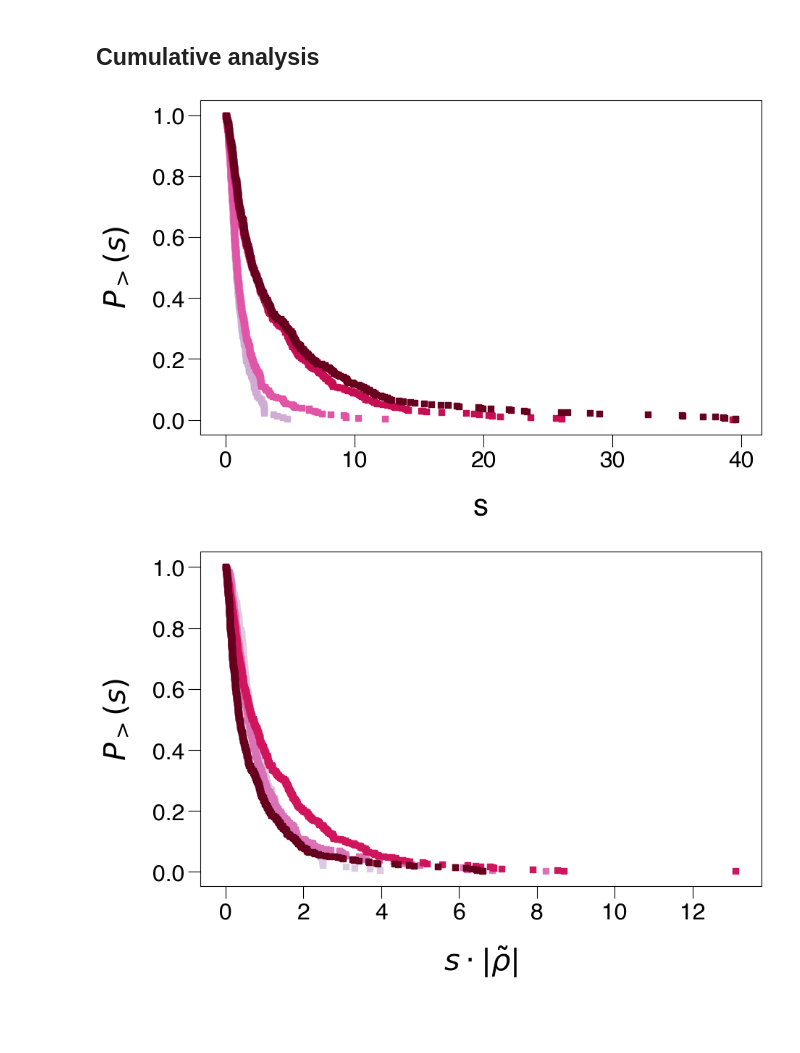
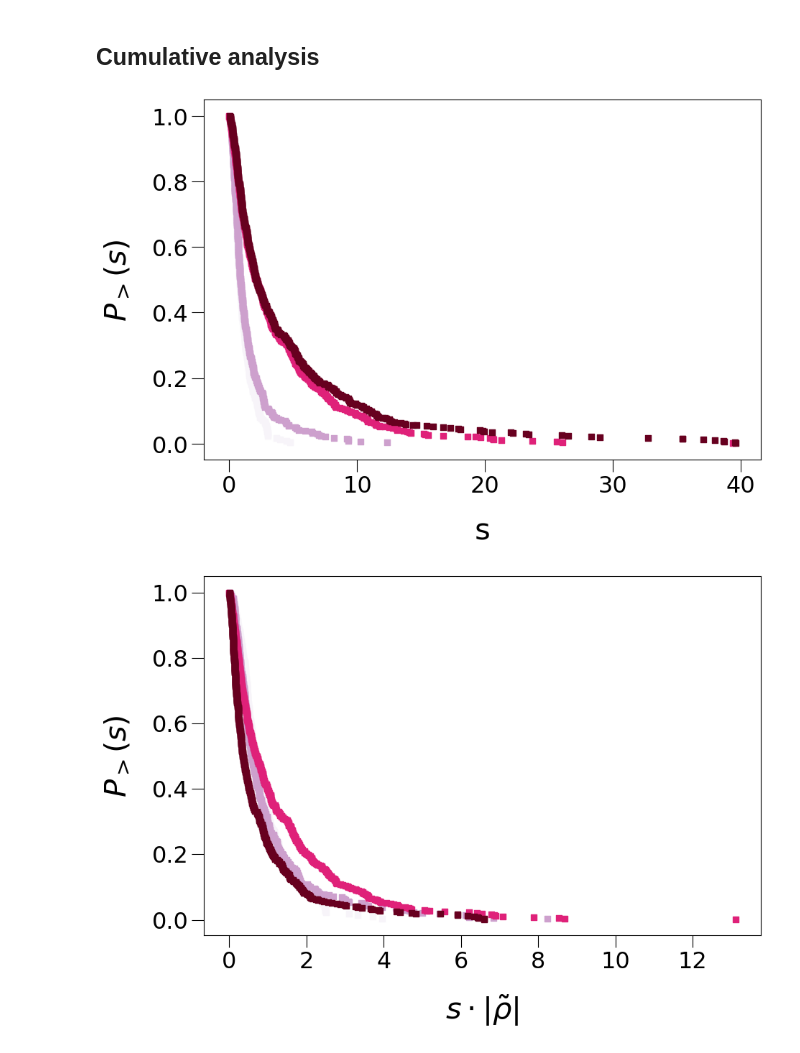
Before and after one commit to tommasoamico/dropletSizeDistributionForProteinPhaseSeparation, a Jupyter notebook: dead.ipynb, the cells around one changed output. Saved outputs shown, nothing was run; the diff lists cells and outputs as text; code cells hidden in the pictures; blank space fills up the shorter version.

```diff
--- a/dead.ipynb
+++ b/dead.ipynb
@@ -78,7 +71,3 @@ ax.set_ylabel('$ \left <  s^{k} \\right >^{-\dfrac{1}{k}} $', fontsize = 30, lab
 # %% [output]
 Text(0, 0.5, '$ \\left <  s^{k} \\right >^{-\\dfrac{1}{k}} $')
 [figure]
-# %%
-k =  np.sum(1 / np.array(var_list_dead))
-y_bar = np.sum(np.array(rho_c_dead_list) / np.array(var_list_dead)  ) / k
-print(y_bar, 'pm', np.sqrt(1/k))
@@ -87,4 +73,0 @@ print(y_bar, 'pm', np.sqrt(1/k))
-# %%
-print(np.mean(rho_c_dead_list))
-print(np.std(rho_c_dead_list))
-final_rho_c_dead = np.mean(rho_c_dead_list)
@@ -387,10 +166,2 @@ Text(0, 0.5, '$log( \\dfrac{<s^{k+1}>}{<s^{k}>} )$')
 # %% [markdown]
 ## Cumulative analysis
-# %%
-def cumulative_data(array):
-    array = np.array(array)
-    array = np.sort(array)
-    array = array[~np.isnan(array)]
-    array = array[array >= 0]
-    cumul = 1 - np.arange(0, len(array))/(len(array))
-    return array, cumul
@@ -406,61 +168,40 @@ colors_coll = {conc: cmap(np.linspace(0, 1, n_colors))[i] for i, conc in enumera
+# %%
+dead_cum_dict:dict = cumDict(df = df_dead, concList=conc_dead)
 # %%
-fig, ax = plt.subplots(figsize=(10, int(0.65*10)))
-
-n_colors = len(conc_dead[1:])
-cmap = matplotlib.cm.get_cmap('PuRd')
-rgba_values = [cmap(np.linspace(0.3, 1, n_colors))[i] for i in range(n_colors)]
+fig, ax = createCanvas()
 
 
-for i, conc in enumerate(conc_dead[1:]):
+n_colors = len(concDeadEffective)
+for i, conc in enumerate(concDeadEffective):
     ax.scatter(cumulative_data(np.array(df_dead)[:,conc_dead.index(conc)])[0],\
          dead_cum_dict[conc], label = f'$RP_3$, {conc}$\\mu M$',
-         s=35, zorder = 4, color = rgba_values[i], marker = 's')
+         s=35, zorder = 4, color = rgbaValuesDead[i], marker = 's')
 
 ax.tick_params(axis='both', which='major', labelsize=23, length=12)
-#ax.tick_params(axis='both', which='minor', labelsize=12, length=6)
-#ax.minorticks_on()
+
 
 ax.set_xlabel('s', fontsize = 30, labelpad=20)
-ax.set_ylabel('$P_>(s)$', fontsize = 30, labelpad=20)
-#ax.set_title('Survival Probability Distribution - $RP_3$', fontsize = 20)
-
-#ax.grid(zorder=1)
-
-#ax.legend(facecolor = 'aliceblue', fontsize = 12, shadow = True, edgecolor = 'black')
-
-#ax.grid(zorder = 1)
-plt.show()
+_ = ax.set_ylabel('$P_>(s)$', fontsize = 30, labelpad=20)
 # %% [output]
-[figure, old version]
+[figure, new version]
 # %%
-fig, ax = plt.subplots(figsize=(10, int(10 * 0.65)))
-critical_c_dead = 40
-n_colors = len(conc_dead[1:])
-cmap = matplotlib.cm.get_cmap('PuRd')
-rgba_values = [cmap(np.linspace(0.2, 1, n_colors))[i] for i in range(n_colors)]
+fig, ax = createCanvas()
+n_colors = len(concDeadEffective)
 
-for i, conc in enumerate(conc_dead[1:]):
+for i, conc in enumerate(concDeadEffective):
     ax.scatter(cumulative_data(np.array(df_dead)[:,conc_dead.index(conc)])[0] * \
         np.abs(((float(conc) - critical_c_dead) / critical_c_dead)),\
          dead_cum_dict[conc], label = f'$RP_3$, {conc}$\mu M$',\
-             color = rgba_values[i], marker = 's', s = 35)
+             color = rgbaValuesDead[i], marker = 's', s = 35)
 
 ax.tick_params(axis='both', which='major', labelsize=23, length=12)
-#ax.tick_params(axis='both', which='minor', labelsize=12, length=6)
-#ax.minorticks_on()
+
 
 ax.set_xlabel('$s \cdot |\\tilde{\\rho}|$', fontsize = 30, labelpad = 20)
-ax.set_ylabel('$P_>(s)$', fontsize = 30, labelpad = 20)
-#ax.set_title('Survival Probability Distribution - $RP_3$', fontsize = 20)
-
-#ax.grid(zorder=1)
-
-#ax.legend(facecolor = 'aliceblue', fontsize = 12, shadow = True, edgecolor = 'black')
-
+_ = ax.set_ylabel('$P_>(s)$', fontsize = 30, labelpad = 20)
 
 #fig.savefig('../../paperPlots/pdfPlots/FigS2a.pdf', dpi = 300, facecolor = 'white', bbox_inches = 'tight')
 #fig.savefig('../../paperPlots/svgPlots/FigS2a.svg', dpi = 300, facecolor = 'white')
-plt.show()
 # %% [output]
-[figure, old version]
+[figure, new version]
 # %%
```
Also changed, not shown: parts of 17 cells of this notebook, 2 other files.
